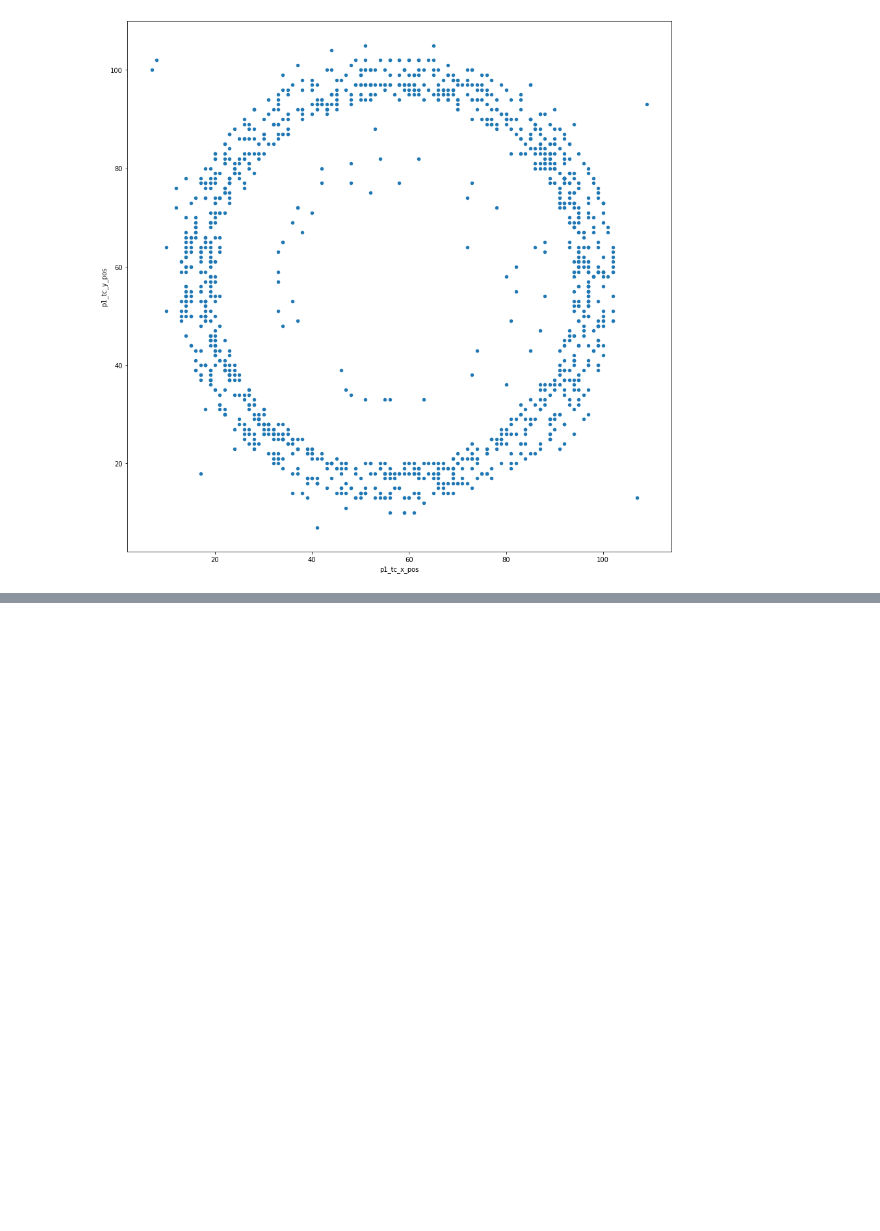
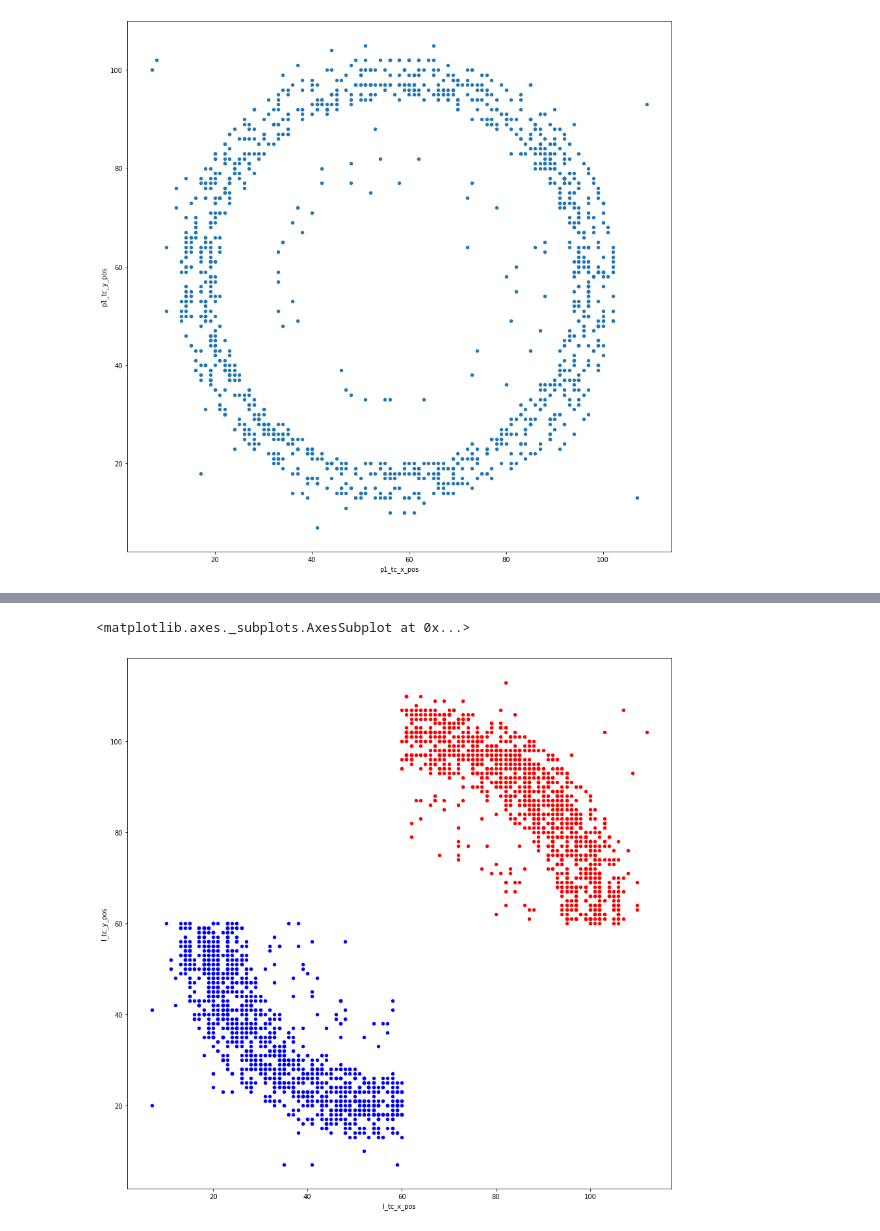
Before and after one commit to nicoelbert/AIS-Script, a Jupyter notebook: aoe2net_aoe2insights_joint_analytics.ipynb, the cells around one changed output, grey strips where cells are left out. Cells and saved outputs as stored; diff of their text form; code cells hidden in the pictures; blank space fills up the shorter version.

```diff
--- a/aoe2net_aoe2insights_joint_analytics.ipynb
+++ b/aoe2net_aoe2insights_joint_analytics.ipynb
@@ -74,0 +101,7 @@ tc_pos_normed_df.head()
+# %%
+
+ax = tc_pos_normed_df.plot.scatter(x="w_tc_x_pos", y ="w_tc_y_pos",c="blue", figsize = (15,15))
+tc_pos_normed_df.plot.scatter(x="l_tc_x_pos", y ="l_tc_y_pos",c="red", figsize = (15,15), ax = ax)
+# %% [output]
+<matplotlib.axes._subplots.AxesSubplot at 0x...>
+[figure, added]
```
Also changed, not shown: parts of 5 cells of this notebook.
